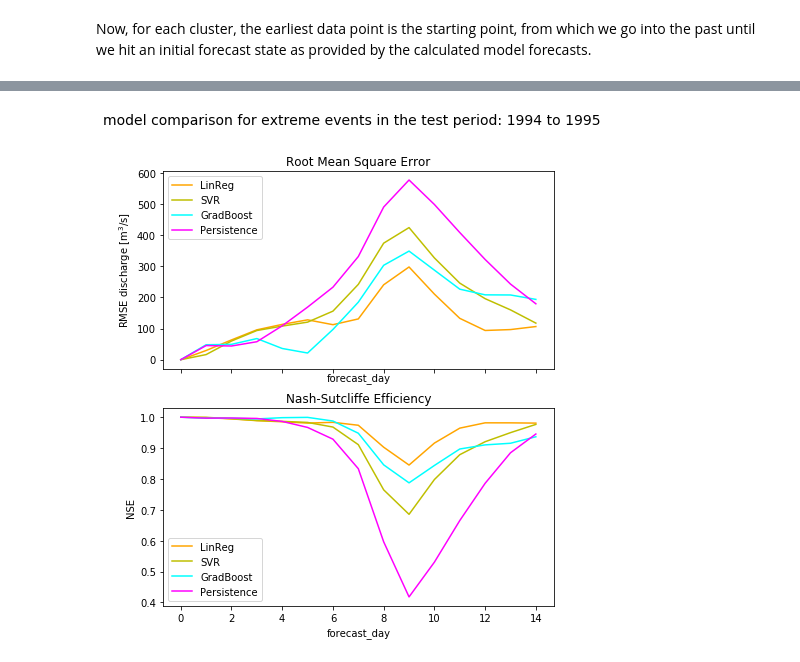
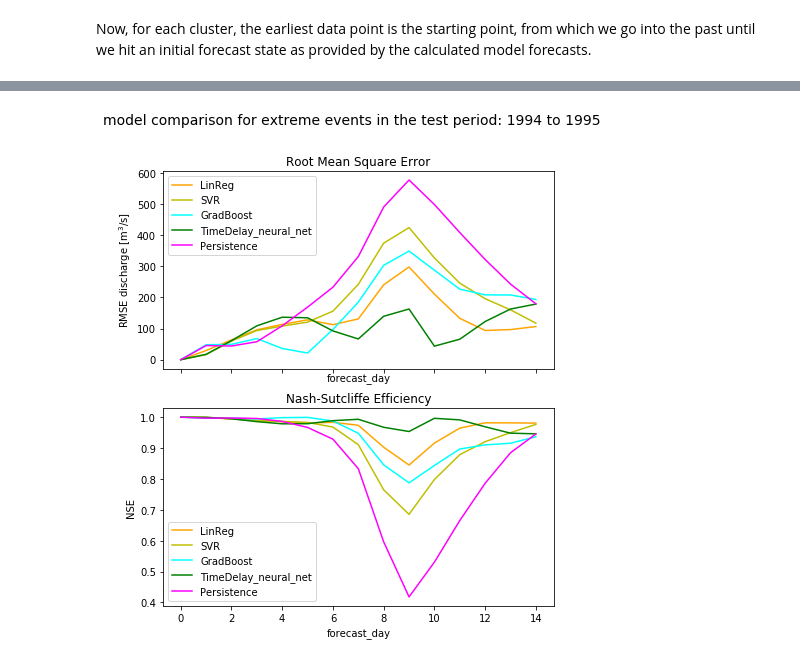
Before and after one commit to ECMWFCode4Earth/ml_flood, a Jupyter notebook: notebooks/3_model_tests/3.06_model_evaluation.ipynb, the cells around one changed output, grey strips where cells are left out. Drawn from its saved outputs; the diff is of its cells as text; code cells hidden in the pictures.

```diff
--- a/notebooks/3_model_tests/3.06_model_evaluation.ipynb
+++ b/notebooks/3_model_tests/3.06_model_evaluation.ipynb
@@ -114,8 +114,7 @@ truth_test = xr.open_dataset('../../data/glofas_reanalysis_test_period.nc')['dis
 fc_lr_test = xr.open_dataset('../../data/models/LinearRegression/linear_regression_result_test_period.nc')['prediction']
 fc_svr_test = xr.open_dataset('../../data/models/SVR/support_vector_regression_result_test_period.nc')['prediction']
 fc_gb_test = xr.open_dataset('../../data/models/GradientBoost/gradient_boost_result_test_period.nc')['prediction']
-# tdnn: fc_tdnn_test = xr.open_dataset('../../data/models/-----.nc')['prediction']
-# cnn: fc_cnn_test = xr.open_dataset('../../data/models/-----.nc')['prediction']
+fc_tdnn_test = xr.open_dataset('../../data/models/TimeDelayNeuralNet/tdnn_result_test_period.nc')['prediction']
 # %% [markdown]
 Before evaluation, we can quickly construct a persistence forecast in the same shape using on of the above xr.DataArray and the "truth" reanalysis data.
 # %%
@@ -130,10 +129,10 @@ persistence_test.values = persistence_data
 lr_test = multif_metrics(fc_lr_test, truth_test, method='per_day', name='LinReg')
 svr_test = multif_metrics(fc_svr_test, truth_test, method='per_day', name='SVR')
 gb_test = multif_metrics(fc_gb_test, truth_test, method='per_day', name='GradBoost')
-#tdnn_test = multif_metrics(fc_tdnn_test, truth_test, method='per_day', name='Time-delay neural net')
+tdnn_test = multif_metrics(fc_tdnn_test, truth_test, method='per_day', name='TimeDelay_neural_net')
 per_test = multif_metrics(persistence_test, truth_test, method='per_day', name='Persistence')
 
-list_of_models = [lr_test, svr_test, gb_test, per_test]# , tdnn_test]
+list_of_models = [lr_test, svr_test, gb_test, tdnn_test, per_test]
 # %%
 def plot_metrics(list_of_models, obs=None, frerun=None, suptitle=None):
     """Convenience function for plotting the metrics of models contained in the input
@@ -149,6 +148,7 @@ def plot_metrics(list_of_models, obs=None, frerun=None, suptitle=None):
     cdict = {'LinReg': 'orange',
              'SVR': 'y',
              'GradBoost': 'cyan',
+             'TimeDelay_neural_net': 'g',
              'Persistence': 'magenta',
              'forecast_rerun_median': 'brown'}
 
@@ -256,8 +261,7 @@ truth_test = xr.open_dataset('../../data/glofas_reanalysis_test_period.nc')['dis
 fc_lr_test = xr.open_dataset('../../data/models/LinearRegression/linear_regression_result_test_period.nc')['prediction']
 fc_svr_test = xr.open_dataset('../../data/models/SVR/support_vector_regression_result_test_period.nc')['prediction']
 fc_gb_test = xr.open_dataset('../../data/models/GradientBoost/gradient_boost_result_test_period.nc')['prediction']
-# tdnn: fc_tdnn_test = xr.open_dataset('../../data/models/-----.nc')['prediction']
-# cnn: fc_cnn_test = xr.open_dataset('../../data/models/-----.nc')['prediction']
+fc_tdnn_test = xr.open_dataset('../../data/models/TimeDelayNeuralNet/tdnn_result_test_period.nc')['prediction']
 # %%
 fig, ax = plt.subplots(figsize=(15, 5))
 truth_test.to_pandas().plot()
@@ -350,11 +362,11 @@ persistence_test.values = persistence_data
 # %%
 lr_test = multif_metrics(fc_lr_test[keys,:], truth_test, method='per_day', name='LinReg')
 svr_test = multif_metrics(fc_svr_test[keys,:], truth_test, method='per_day', name='SVR')
 gb_test = multif_metrics(fc_gb_test[keys,:], truth_test, method='per_day', name='GradBoost')
-#tdnn_test = multif_metrics(fc_tdnn_test[keys,:], truth_test, method='per_day', name='Time-delay neural net')
+tdnn_test = multif_metrics(fc_tdnn_test[keys,:], truth_test, method='per_day', name='TimeDelay_neural_net')
 per_test = multif_metrics(persistence_test[keys,:], truth_test, method='per_day', name='Persistence')
 
-list_of_models = [lr_test, svr_test, gb_test, per_test]# , tdnn_test]
+list_of_models = [lr_test, svr_test, gb_test, tdnn_test, per_test]
 plot_metrics(list_of_models, suptitle='model comparison for extreme events in the test period: 1994 to 1995')
 # %% [output]
-[figure, old version]
+[figure, new version]
```
Also changed, not shown: parts of 6 cells of this notebook, 2 other files.
